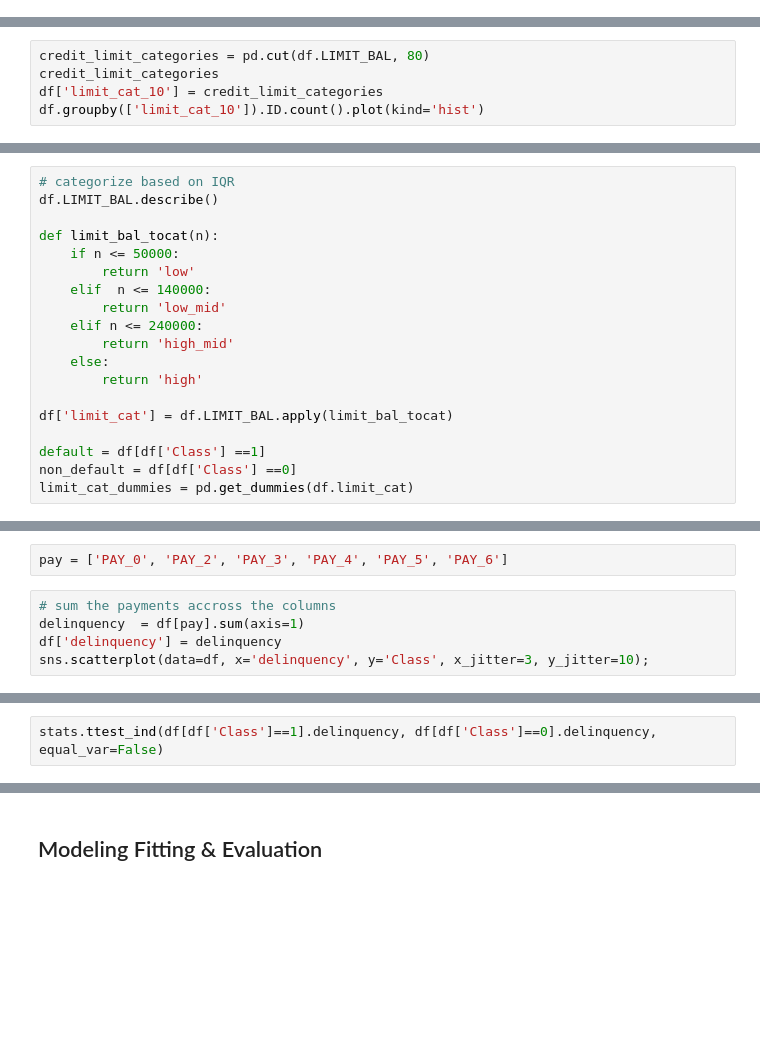
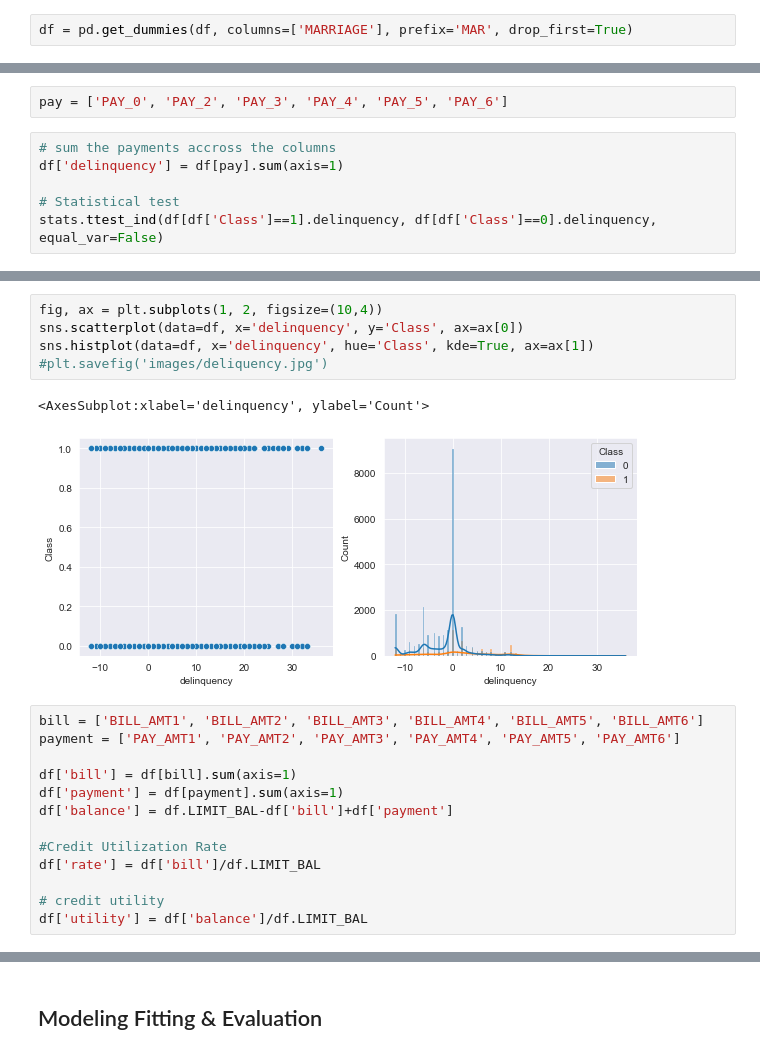
Before and after one commit to ghcn345/Credit-Card-Default-Prediction, a Jupyter notebook: CCDefaultPrediction.ipynb, the cells around one changed output, grey strips where cells are left out. Drawn from its saved outputs; the diff is of its cells as text; blank space fills up the shorter version.

Commit message:
readme figures

```diff
--- a/CCDefaultPrediction.ipynb
+++ b/CCDefaultPrediction.ipynb
@@ -191 +128,3 @@ mar_cat_dummies = pd.get_dummies(mar_cat, drop_first=True)
+# %%
+df = pd.get_dummies(df, columns=['MARRIAGE'], prefix='MAR', drop_first=True)
 # %% [markdown]
@@ -253,5 +144,0 @@ plt.scatter(df.LIMIT_BAL.unique(), proportion)
-# %%
-credit_limit_categories = pd.cut(df.LIMIT_BAL, 80)
-credit_limit_categories
-df['limit_cat_10'] = credit_limit_categories
-df.groupby(['limit_cat_10']).ID.count().plot(kind='hist')
@@ -261,20 +145 @@ df.groupby(['limit_cat_10']).ID.count().plot(kind='hist')
-# %%
-# categorize based on IQR
-df.LIMIT_BAL.describe()
-
-def limit_bal_tocat(n):
-    if n <= 50000:
-        return 'low'
-    elif  n <= 140000:
-        return 'low_mid'
-    elif n <= 240000:
-        return 'high_mid'
-    else:
-        return 'high'
-
-df['limit_cat'] = df.LIMIT_BAL.apply(limit_bal_tocat)
-
-default = df[df['Class'] ==1]
-non_default = df[df['Class'] ==0]
-limit_cat_dummies = pd.get_dummies(df.limit_cat)
 # %% [markdown]
@@ -285,7 +150,8 @@ f in any given month the payment is on time, the month has a -1. Let's sum up al
 pay = ['PAY_0', 'PAY_2', 'PAY_3', 'PAY_4', 'PAY_5', 'PAY_6']
 # %%
 # sum the payments accross the columns
-delinquency  = df[pay].sum(axis=1)
-df['delinquency'] = delinquency
-sns.scatterplot(data=df, x='delinquency', y='Class', x_jitter=3, y_jitter=10);
+df['delinquency'] = df[pay].sum(axis=1)
+
+# Statistical test
+stats.ttest_ind(df[df['Class']==1].delinquency, df[df['Class']==0].delinquency, equal_var=False)
 # %% [output]
@@ -293,2 +159,21 @@ sns.scatterplot(data=df, x='delinquency', y='Class', x_jitter=3, y_jitter=10);
-# %%
-stats.ttest_ind(df[df['Class']==1].delinquency, df[df['Class']==0].delinquency, equal_var=False)
+# %%
+fig, ax = plt.subplots(1, 2, figsize=(10,4))
+sns.scatterplot(data=df, x='delinquency', y='Class', ax=ax[0])
+sns.histplot(data=df, x='delinquency', hue='Class', kde=True, ax=ax[1])
+#plt.savefig('images/deliquency.jpg')
+# %% [output]
+<AxesSubplot:xlabel='delinquency', ylabel='Count'>
+[figure, added]
+# %%
+bill = ['BILL_AMT1', 'BILL_AMT2', 'BILL_AMT3', 'BILL_AMT4', 'BILL_AMT5', 'BILL_AMT6']
+payment = ['PAY_AMT1', 'PAY_AMT2', 'PAY_AMT3', 'PAY_AMT4', 'PAY_AMT5', 'PAY_AMT6']
+
+df['bill'] = df[bill].sum(axis=1)
+df['payment'] = df[payment].sum(axis=1)
+df['balance'] = df.LIMIT_BAL-df['bill']+df['payment']
+
+#Credit Utilization Rate
+df['rate'] = df['bill']/df.LIMIT_BAL
+
+# credit utility
+df['utility'] = df['balance']/df.LIMIT_BAL
```
Also changed, not shown: parts of 32 cells of this notebook, 3 other files.
